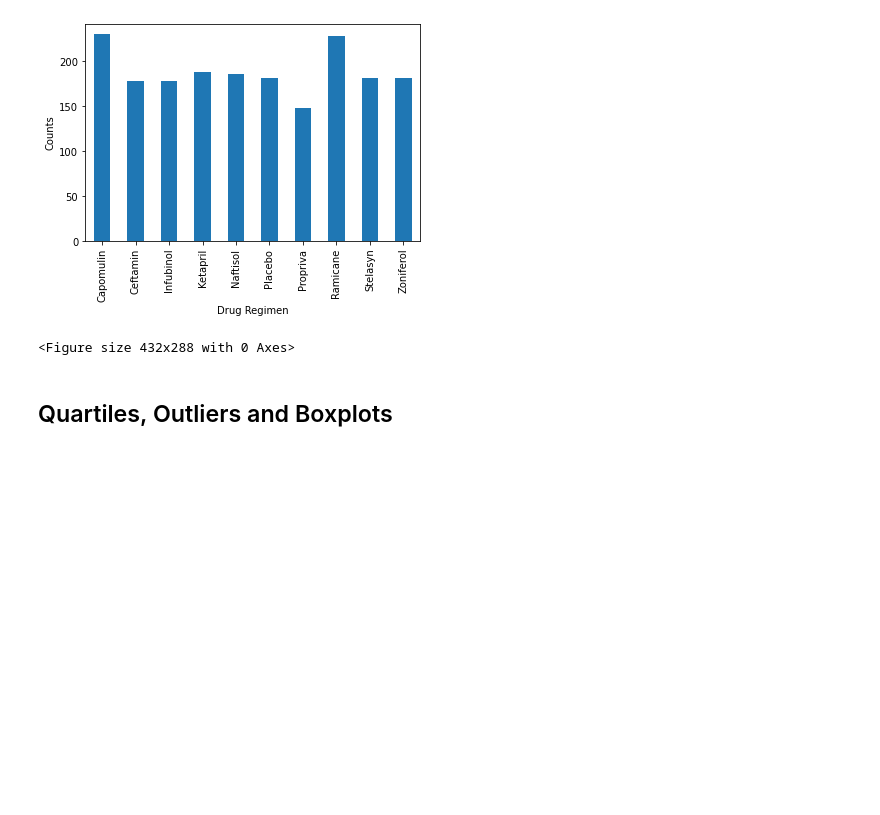
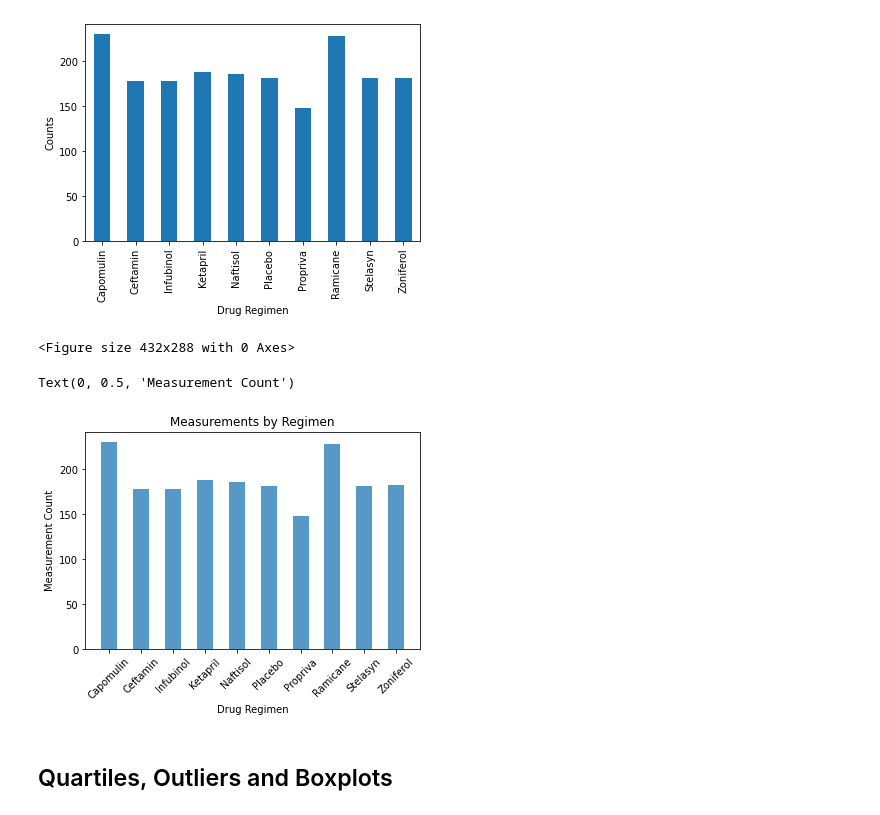
Before and after one commit to vsanga04/Matplotlib, a Jupyter notebook: Pymaceuticals/pymaceuticals_starter.ipynb, the cells around one changed output. Saved outputs shown, nothing was run; the diff lists cells and outputs as text; code cells hidden in the pictures; blank space fills up the shorter version.

Commit message:
added 2nd bar chart

```diff
--- a/Pymaceuticals/pymaceuticals_starter.ipynb
+++ b/Pymaceuticals/pymaceuticals_starter.ipynb
@@ -153,3 +151,25 @@ plt.tight_layout()
+# %%
+# Generate a bar plot showing the total number of measurements taken on each drug regimen using pyplot.
+
+count_Regimen = Regimen["Drug Regimen"].count()
+x_axis = np.arange(0, len(count_Regimen))
+
+tick_locations= []
+for x in x_axis:
+    tick_locations.append(x)
+
+plt.xlim(-.75, len(count_Regimen)-.25)
+
+plt.bar(x_axis, count_Regimen, width = .5, alpha = .75, align = "center")
+
+plt.xticks(tick_locations,count_Regimen.index.values)
+plt.xticks(rotation = 45)
+plt.title("Measurements by Regimen")
+plt.xlabel("Drug Regimen")
+plt.ylabel("Measurement Count")
+# %% [output]
+Text(0, 0.5, 'Measurement Count')
+[figure, added]
 # %%
 # Generate a pie plot showing the distribution of female versus male mice using pandas
 # %%
```
Also changed, not shown: parts of 1 cell of this notebook.
